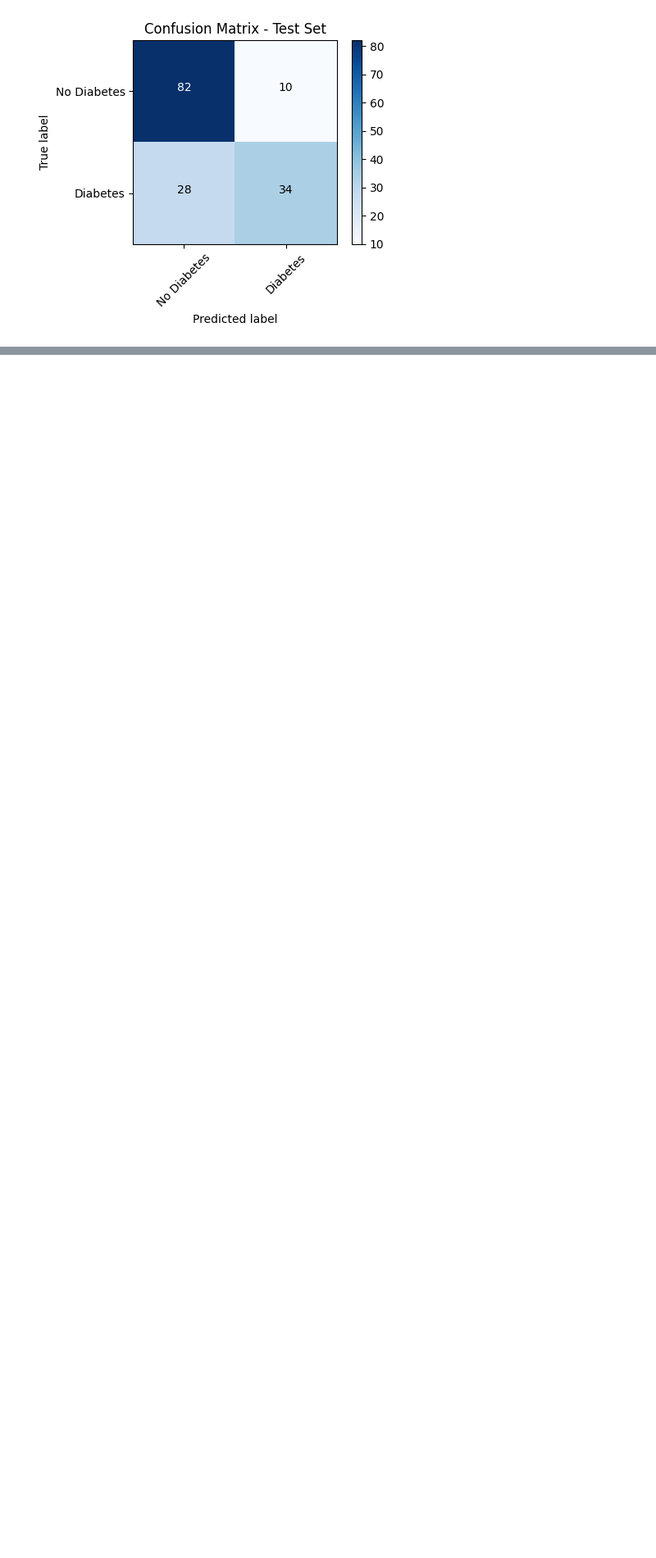
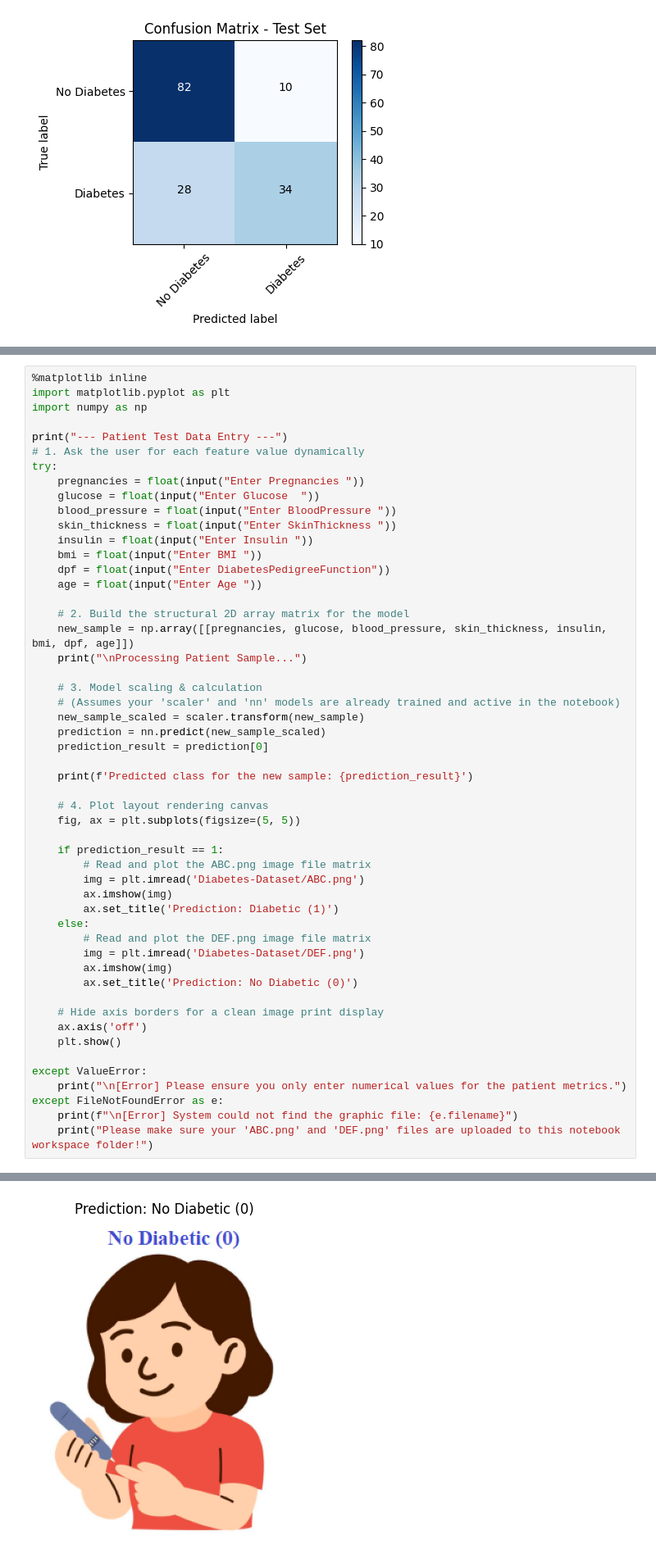
Before and after one commit to niaz1971/Diabetes-Dataset, a Jupyter notebook: DIABETES_PATIENT_CLASSIFICATION.ipynb, the cells around one changed output, grey strips where cells are left out. Shown at 82% size. Cells and saved outputs as stored; diff of their text form; blank space fills up the shorter version.

```diff
--- a/DIABETES_PATIENT_CLASSIFICATION.ipynb
+++ b/DIABETES_PATIENT_CLASSIFICATION.ipynb
@@ -353,0 +284,53 @@ Predicted class for the new sample: 0
+# %%
+%matplotlib inline
+import matplotlib.pyplot as plt
+import numpy as np
+
+print("--- Patient Test Data Entry ---")
+# 1. Ask the user for each feature value dynamically
+try:
+    pregnancies = float(input("Enter Pregnancies "))
+    glucose = float(input("Enter Glucose  "))
+    blood_pressure = float(input("Enter BloodPressure "))
+    skin_thickness = float(input("Enter SkinThickness "))
+    insulin = float(input("Enter Insulin "))
+    bmi = float(input("Enter BMI "))
+    dpf = float(input("Enter DiabetesPedigreeFunction"))
+    age = float(input("Enter Age "))
+
+    # 2. Build the structural 2D array matrix for the model
+    new_sample = np.array([[pregnancies, glucose, blood_pressure, skin_thickness, insulin, bmi, dpf, age]])
+    print("\nProcessing Patient Sample...")
+
+    # 3. Model scaling & calculation
+    # (Assumes your 'scaler' and 'nn' models are already trained and active in the notebook)
+    new_sample_scaled = scaler.transform(new_sample)
+    prediction = nn.predict(new_sample_scaled)
+    prediction_result = prediction[0]
+
+    print(f'Predicted class for the new sample: {prediction_result}')
+
+    # 4. Plot layout rendering canvas
+    fig, ax = plt.subplots(figsize=(5, 5))
+
+    if prediction_result == 1:
+        # Read and plot the ABC.png image file matrix
+        img = plt.imread('Diabetes-Dataset/ABC.png')
+        ax.imshow(img)
+        ax.set_title('Prediction: Diabetic (1)')
+    else:
+        # Read and plot the DEF.png image file matrix
+        img = plt.imread('Diabetes-Dataset/DEF.png')
+        ax.imshow(img)
+        ax.set_title('Prediction: No Diabetic (0)')
+
+    # Hide axis borders for a clean image print display
+    ax.axis('off')
+    plt.show()
+
+except ValueError:
+    print("\n[Error] Please ensure you only enter numerical values for the patient metrics.")
+except FileNotFoundError as e:
+    print(f"\n[Error] System could not find the graphic file: {e.filename}")
+    print("Please make sure your 'ABC.png' and 'DEF.png' files are uploaded to this notebook workspace folder!")
+# %% [output]
@@ -354,3 +349,4 @@ Predicted class for the new sample: 0
+[figure, added]
 # %%
 import matplotlib.pyplot as plt
 import numpy as np
```
Also changed, not shown: parts of 5 cells of this notebook.
